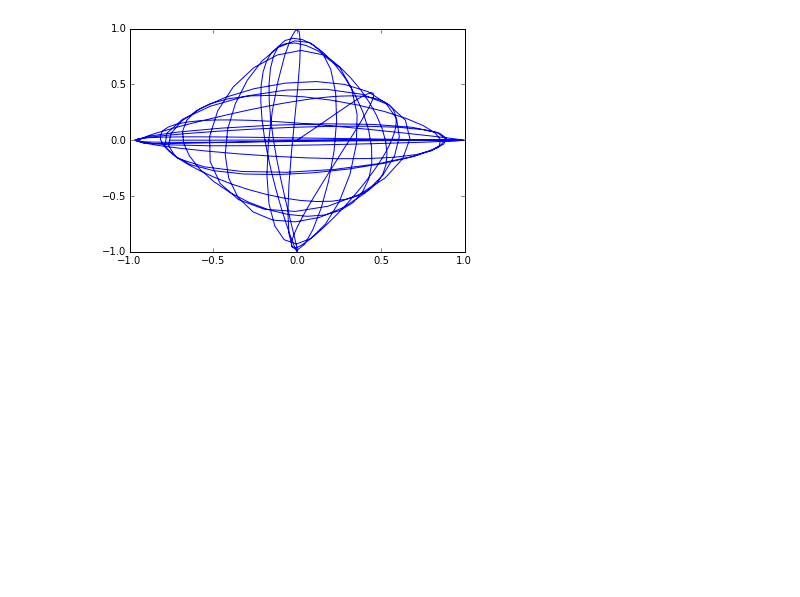
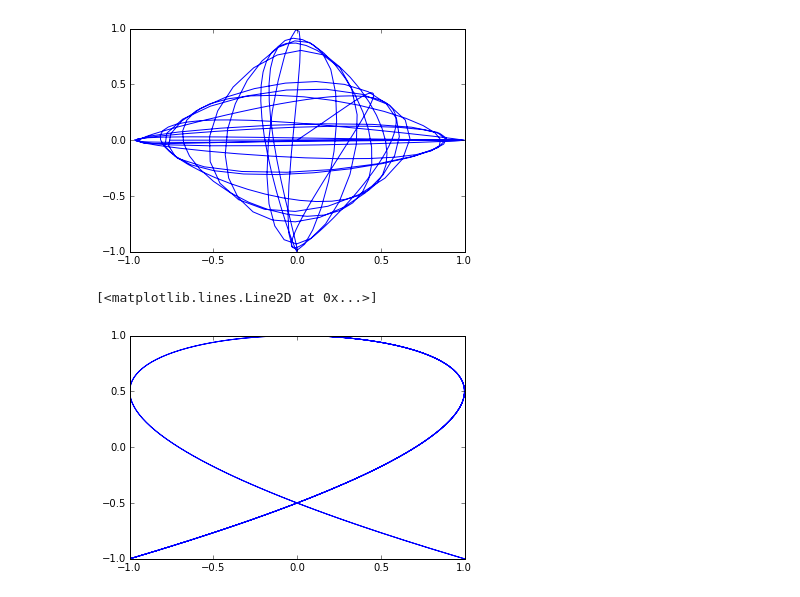
Before and after one commit to daleroblin/python_jupyter_scratch, a Jupyter notebook: simple_plots.ipynb, the cells around one changed output. Cells and saved outputs as stored; diff of their text form; code cells hidden in the pictures; blank space fills up the shorter version.

Commit message:
Added lissajous curves

```diff
--- a/simple_plots.ipynb
+++ b/simple_plots.ipynb
@@ -61,3 +61,8 @@ plt.plot(np.cos(x)*np.sin(x**2),((np.sin(x))**2)*np.cos(x**2))
 # %% [output]
 [<matplotlib.lines.Line2D at 0x...>]
 [figure]
+# %%
+plt.plot(np.sin(3*x),np.cos(2*x))
+# %% [output]
+[<matplotlib.lines.Line2D at 0x...>]
+[figure, added]
```
Also changed, not shown: parts of 6 cells of this notebook.
